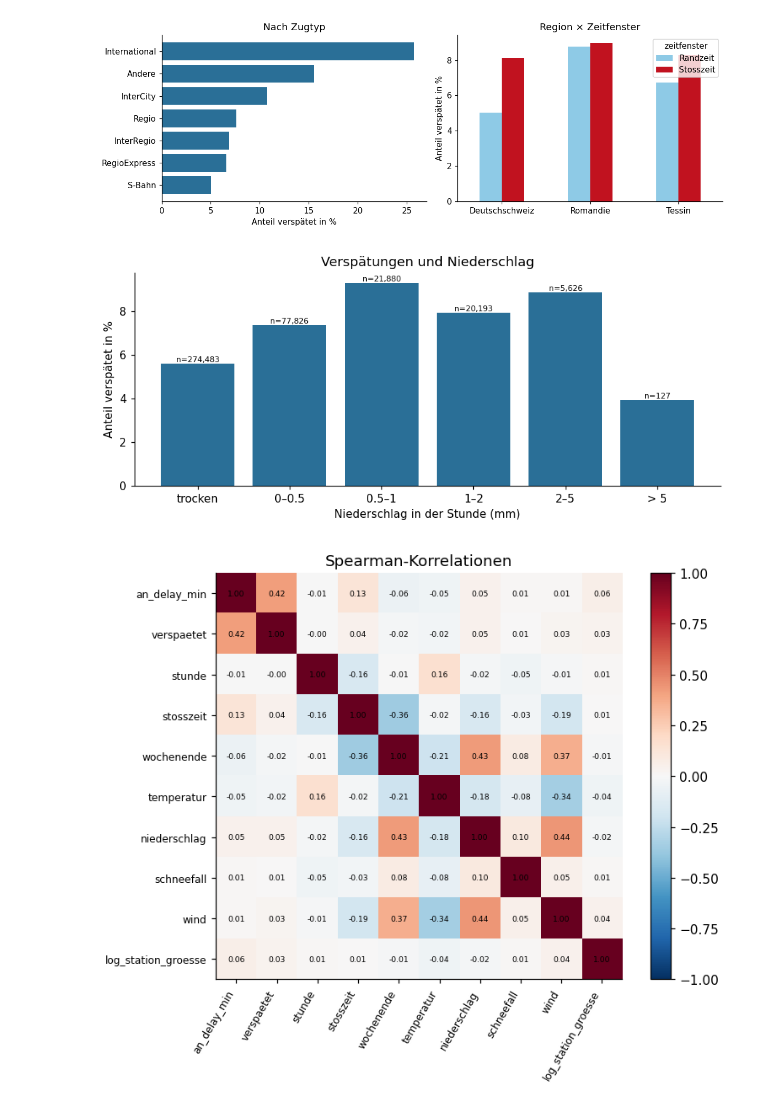
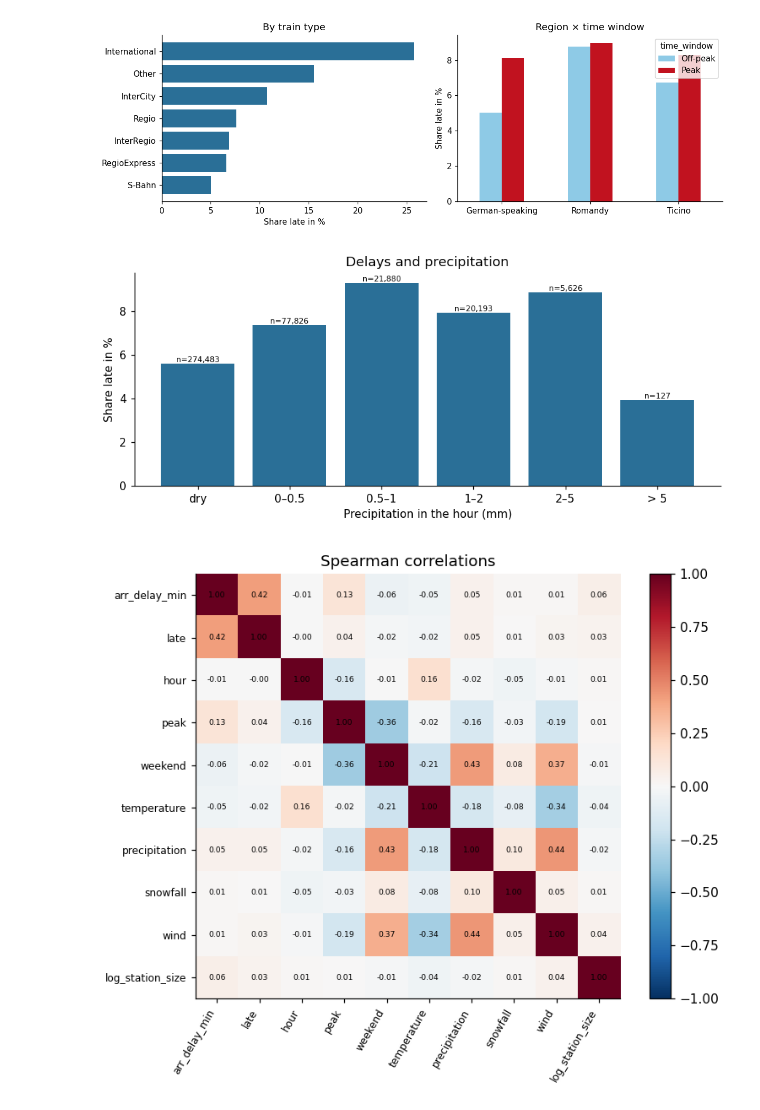
Before and after one commit to ayu-ahilan/DataAnalytics_Gruppe37, a Jupyter notebook: notebooks/03_eda.ipynb, the cells around one changed output. Saved outputs shown, nothing was run; the diff lists cells and outputs as text; code cells hidden in the pictures.

```diff
--- a/notebooks/03_eda.ipynb
+++ b/notebooks/03_eda.ipynb
@@ -180,41 +180,41 @@ plt.tight_layout(); plt.savefig(config.OUTPUT_DIR / "03_heatmap_wochentag_stunde
 # %%
 fig, axes = plt.subplots(1, 2, figsize=(11, 3.8))
-z = df.groupby("zugtyp_gruppe")["verspaetet"].mean().sort_values() * 100
-axes[0].barh(z.index, z.values, color="#2a6f97"); axes[0].set_xlabel("Anteil verspätet in %"); axes[0].set_title("Nach Zugtyp")
+z = df.groupby("train_type_group")["late"].mean().sort_values() * 100
+axes[0].barh(z.index, z.values, color="#2a6f97"); axes[0].set_xlabel("Share late in %"); axes[0].set_title("By train type")
 
-grp = df.groupby(["region", "zeitfenster"])["verspaetet"].mean().unstack() * 100
-grp = grp.loc[[r for r in regionen if r in grp.index]]
+grp = df.groupby(["region", "time_window"])["late"].mean().unstack() * 100
+grp = grp.loc[[r for r in regions if r in grp.index], ["Off-peak", "Peak"]]
 grp.plot(kind="bar", ax=axes[1], color=["#8ecae6", "#c1121f"], rot=0)
-axes[1].set_ylabel("Anteil verspätet in %"); axes[1].set_xlabel(""); axes[1].set_title("Region × Zeitfenster")
-plt.tight_layout(); plt.savefig(config.OUTPUT_DIR / "03_zugtyp_region_zeitfenster.png", dpi=200); plt.show()
+axes[1].set_ylabel("Share late in %"); axes[1].set_xlabel(""); axes[1].set_title("Region × time window")
+plt.tight_layout(); plt.savefig(config.OUTPUT_DIR / "03_train_type_region_time_window.png", dpi=200); plt.show()
 # %% [output]
-[figure, old version]
+[figure, new version]
 # %%
 bins = [-0.01, 0.0, 0.5, 1, 2, 5, 100]
-labels = ["trocken", "0–0.5", "0.5–1", "1–2", "2–5", "> 5"]
-df["regen_klasse"] = pd.cut(df["niederschlag"].fillna(0), bins=bins, labels=labels)
-r = df.groupby("regen_klasse", observed=True).agg(anteil=("verspaetet", "mean"), n=("verspaetet", "size"))
+labels = ["dry", "0–0.5", "0.5–1", "1–2", "2–5", "> 5"]
+df["rain_class"] = pd.cut(df["precipitation"].fillna(0), bins=bins, labels=labels)
+r = df.groupby("rain_class", observed=True).agg(share=("late", "mean"), n=("late", "size"))
 fig, ax = plt.subplots(figsize=(8, 3.6))
-ax.bar(r.index.astype(str), 100 * r["anteil"], color="#2a6f97")
-for i, (a, n) in enumerate(zip(r["anteil"], r["n"])):
+ax.bar(r.index.astype(str), 100 * r["share"], color="#2a6f97")
+for i, (a, n) in enumerate(zip(r["share"], r["n"])):
     ax.text(i, 100 * a, f"n={n:,}", ha="center", va="bottom", fontsize=7)
-ax.set_xlabel("Niederschlag in der Stunde (mm)"); ax.set_ylabel("Anteil verspätet in %")
-ax.set_title("Verspätungen und Niederschlag")
-plt.tight_layout(); plt.savefig(config.OUTPUT_DIR / "03_niederschlag.png", dpi=200); plt.show()
+ax.set_xlabel("Precipitation in the hour (mm)"); ax.set_ylabel("Share late in %")
+ax.set_title("Delays and precipitation")
+plt.tight_layout(); plt.savefig(config.OUTPUT_DIR / "03_precipitation.png", dpi=200); plt.show()
 # %% [output]
-[figure, old version]
+[figure, new version]
 # %%
-num = ["an_delay_min", "verspaetet", "stunde", "stosszeit", "wochenende", "temperatur",
-       "niederschlag", "schneefall", "wind", "log_station_groesse"]
+num = ["arr_delay_min", "late", "hour", "peak", "weekend", "temperature",
+       "precipitation", "snowfall", "wind", "log_station_size"]
 corr = df[num].corr(method="spearman")
 fig, ax = plt.subplots(figsize=(7.5, 6))
 im = ax.imshow(corr, cmap="RdBu_r", vmin=-1, vmax=1)
 ax.set_xticks(range(len(num))); ax.set_xticklabels(num, rotation=60, ha="right", fontsize=8)
 ax.set_yticks(range(len(num))); ax.set_yticklabels(num, fontsize=8)
 for i in range(len(num)):
     for j in range(len(num)):
         ax.text(j, i, f"{corr.iloc[i, j]:.2f}", ha="center", va="center", fontsize=6)
-fig.colorbar(im, ax=ax); ax.set_title("Spearman-Korrelationen")
-plt.tight_layout(); plt.savefig(config.OUTPUT_DIR / "03_korrelationen.png", dpi=200); plt.show()
+fig.colorbar(im, ax=ax); ax.set_title("Spearman correlations")
+plt.tight_layout(); plt.savefig(config.OUTPUT_DIR / "03_correlations.png", dpi=200); plt.show()
 # %% [output]
-[figure, old version]
+[figure, new version]
```
Also changed, not shown: parts of 16 cells of this notebook, 57 other files.
